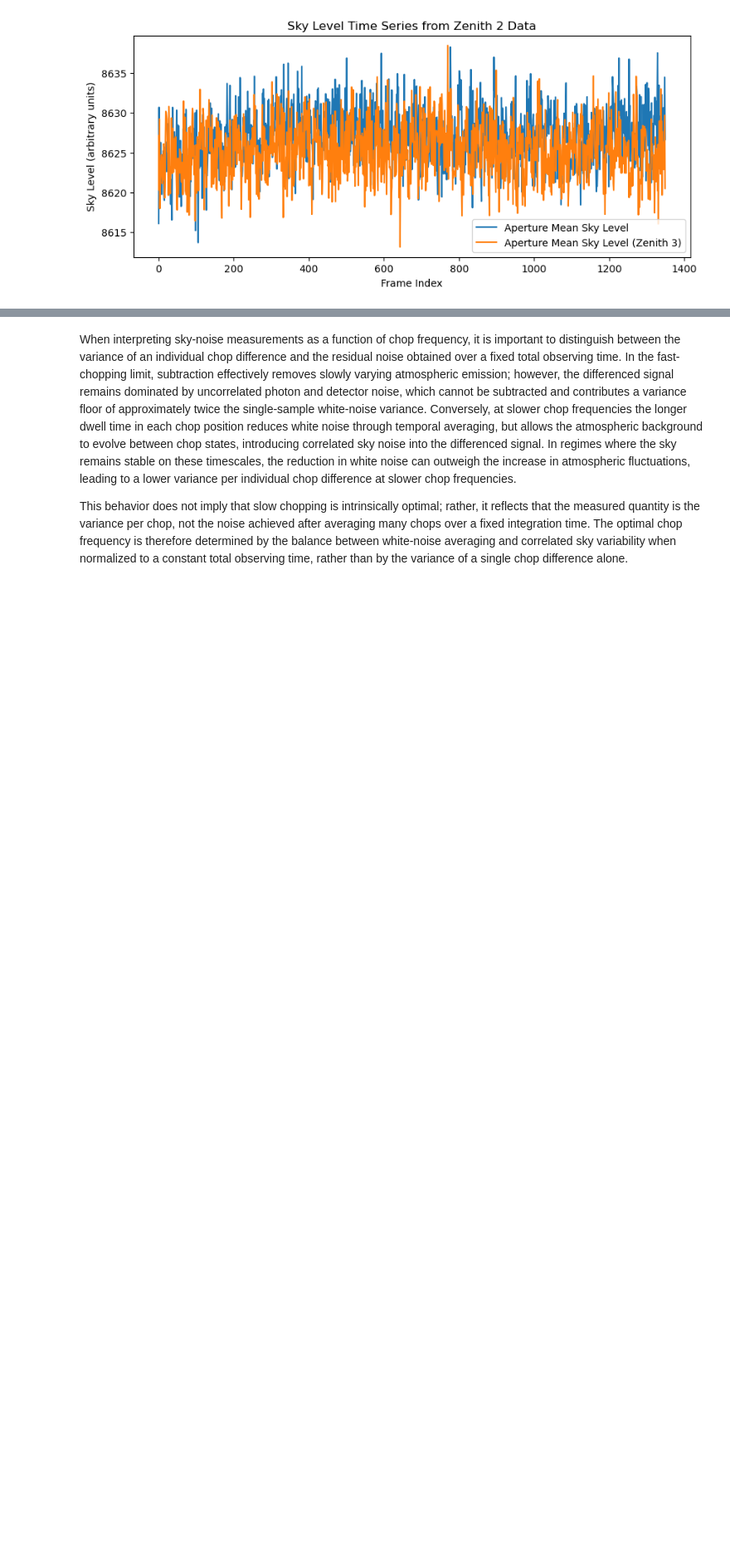
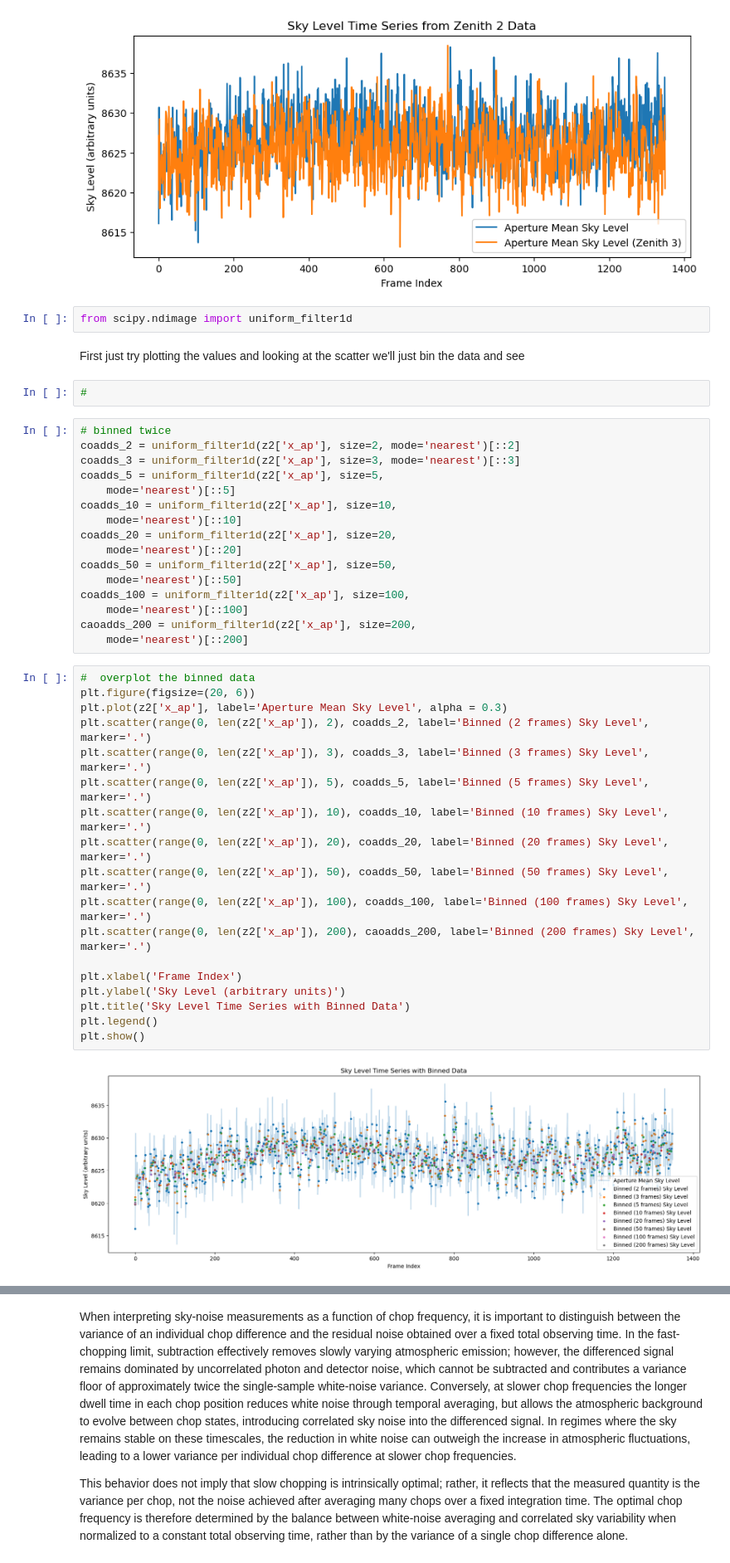
Before and after one commit to chase-urasaki/mirsi_sims, a Jupyter notebook: 2512267_analysis.ipynb, the cells around one changed output, grey strips where cells are left out. Shown at 83% size. Cells and saved outputs as stored; diff of their text form; blank space fills up the shorter version.

```diff
--- a/2512267_analysis.ipynb
+++ b/2512267_analysis.ipynb
@@ -216,3 +216,45 @@ plt.legend()
 plt.show()
 # %% [output]
 [figure]
+# %%
+from scipy.ndimage import uniform_filter1d
+# %% [markdown]
+First just try plotting the values and looking at the scatter we'll just bin the data and see
+# %%
+#
+# %%
+# binned twice
+coadds_2 = uniform_filter1d(z2['x_ap'], size=2, mode='nearest')[::2]
+coadds_3 = uniform_filter1d(z2['x_ap'], size=3, mode='nearest')[::3]
+coadds_5 = uniform_filter1d(z2['x_ap'], size=5,
+    mode='nearest')[::5]
+coadds_10 = uniform_filter1d(z2['x_ap'], size=10,
+    mode='nearest')[::10]
+coadds_20 = uniform_filter1d(z2['x_ap'], size=20,
+    mode='nearest')[::20]
+coadds_50 = uniform_filter1d(z2['x_ap'], size=50,
+    mode='nearest')[::50]
+coadds_100 = uniform_filter1d(z2['x_ap'], size=100,
+    mode='nearest')[::100]
+caoadds_200 = uniform_filter1d(z2['x_ap'], size=200,
+    mode='nearest')[::200]
+# %%
+#  overplot the binned data
+plt.figure(figsize=(20, 6))
+plt.plot(z2['x_ap'], label='Aperture Mean Sky Level', alpha = 0.3)
+plt.scatter(range(0, len(z2['x_ap']), 2), coadds_2, label='Binned (2 frames) Sky Level', marker='.')
+plt.scatter(range(0, len(z2['x_ap']), 3), coadds_3, label='Binned (3 frames) Sky Level', marker='.')
+plt.scatter(range(0, len(z2['x_ap']), 5), coadds_5, label='Binned (5 frames) Sky Level', marker='.')
+plt.scatter(range(0, len(z2['x_ap']), 10), coadds_10, label='Binned (10 frames) Sky Level', marker='.')
+plt.scatter(range(0, len(z2['x_ap']), 20), coadds_20, label='Binned (20 frames) Sky Level', marker='.')
+plt.scatter(range(0, len(z2['x_ap']), 50), coadds_50, label='Binned (50 frames) Sky Level', marker='.')
+plt.scatter(range(0, len(z2['x_ap']), 100), coadds_100, label='Binned (100 frames) Sky Level', marker='.')
+plt.scatter(range(0, len(z2['x_ap']), 200), caoadds_200, label='Binned (200 frames) Sky Level', marker='.')
+
+plt.xlabel('Frame Index')
+plt.ylabel('Sky Level (arbitrary units)')
+plt.title('Sky Level Time Series with Binned Data')
+plt.legend()
+plt.show()
+# %% [output]
+[figure, added]
```
Also changed, not shown: parts of 5 cells of this notebook, 1 other file.
